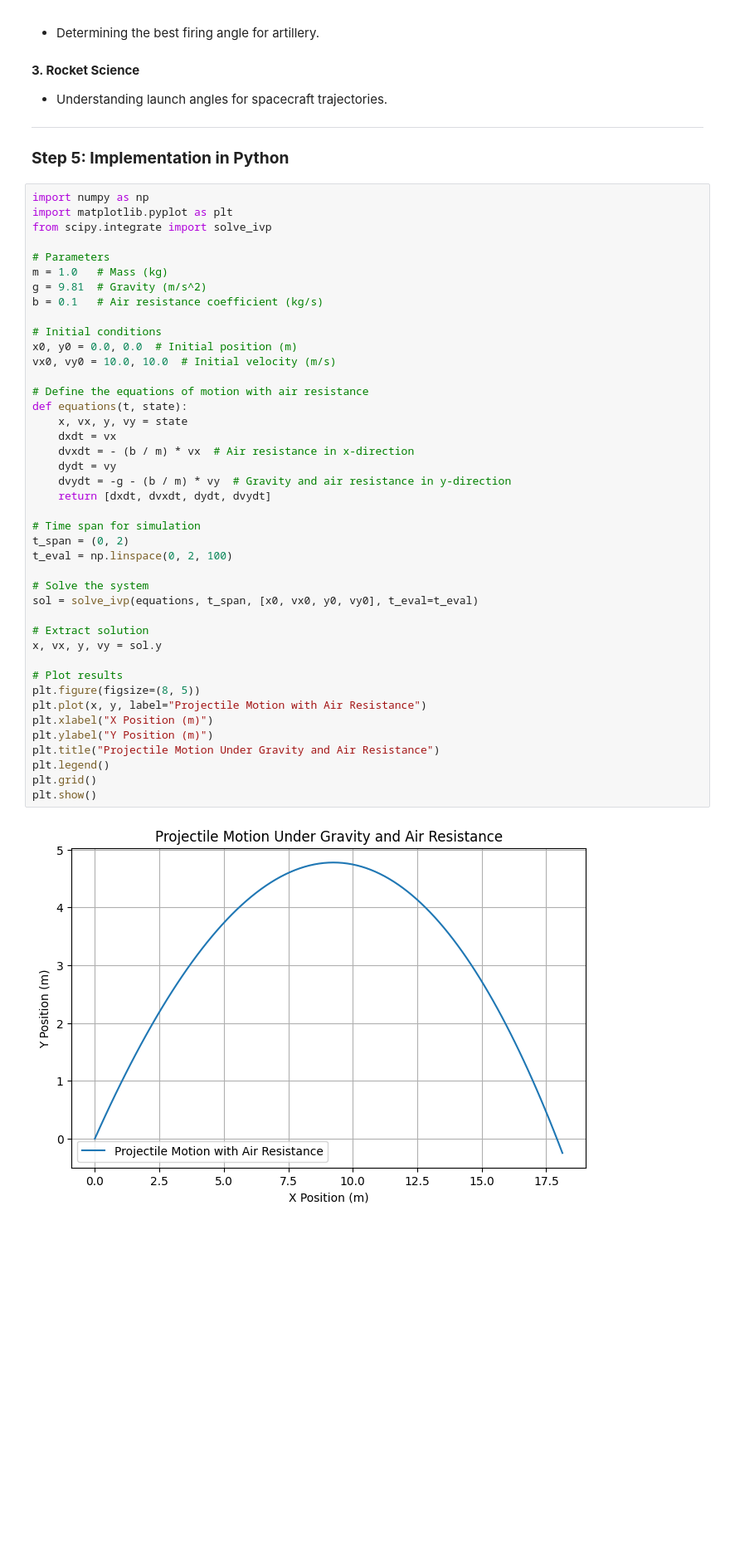
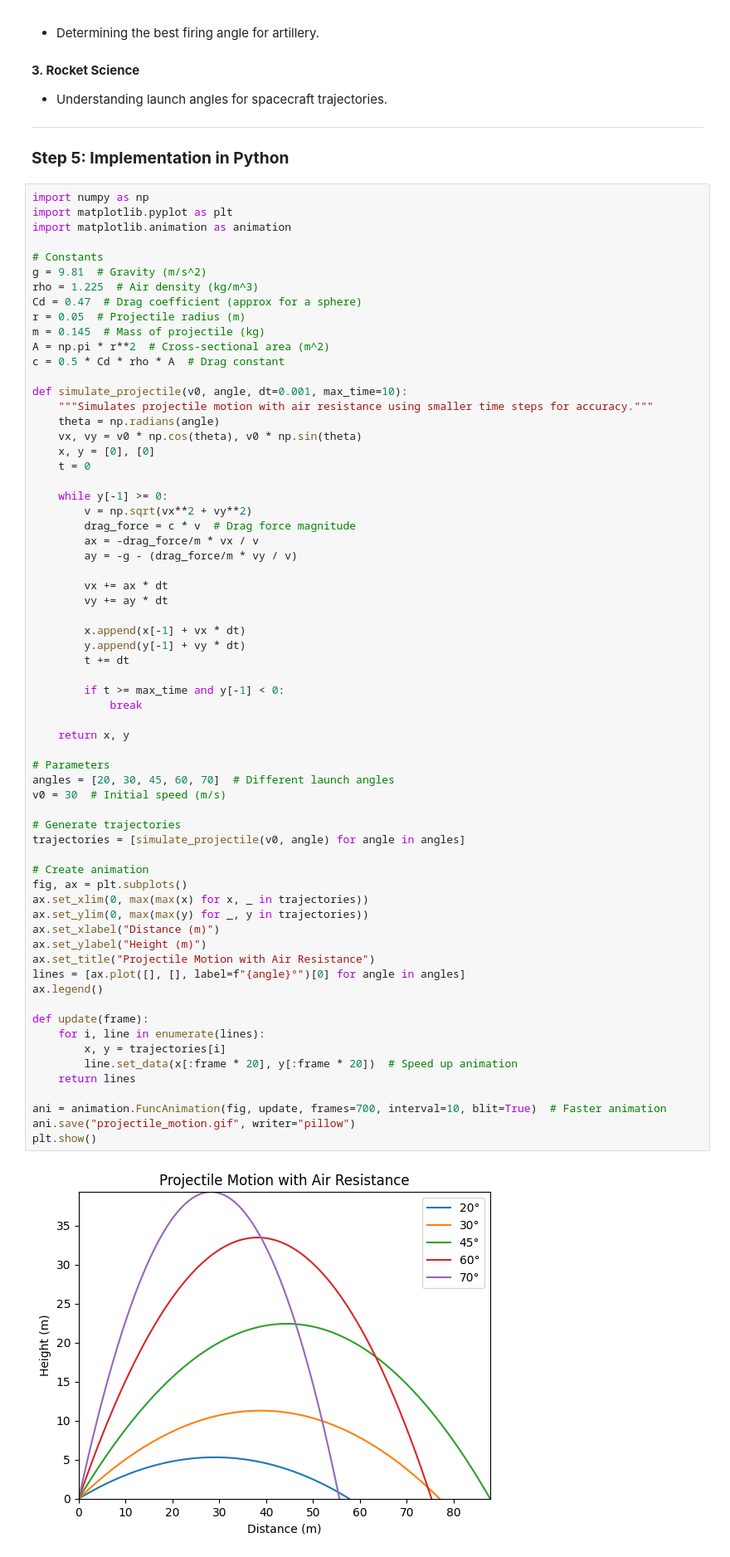
Before and after one commit to YahyaLendani/solutions_repo-main, a Jupyter notebook: docs/1 Physics/1 Mechanics/Problem_1.ipynb, the cells around one changed output. Shown at 83% size. Cells and saved outputs as stored; diff of their text form; blank space fills up the shorter version.

```diff
--- a/docs/1 Physics/1 Mechanics/Problem_1.ipynb
+++ b/docs/1 Physics/1 Mechanics/Problem_1.ipynb
@@ -196,47 +196,70 @@ $$
 # %%
 import numpy as np
 import matplotlib.pyplot as plt
-from scipy.integrate import solve_ivp
+import matplotlib.animation as animation
+
+# Constants
+g = 9.81  # Gravity (m/s^2)
+rho = 1.225  # Air density (kg/m^3)
+Cd = 0.47  # Drag coefficient (approx for a sphere)
+r = 0.05  # Projectile radius (m)
+m = 0.145  # Mass of projectile (kg)
+A = np.pi * r**2  # Cross-sectional area (m^2)
+c = 0.5 * Cd * rho * A  # Drag constant
+
+def simulate_projectile(v0, angle, dt=0.001, max_time=10):
+    """Simulates projectile motion with air resistance using smaller time steps for accuracy."""
+    theta = np.radians(angle)
+    vx, vy = v0 * np.cos(theta), v0 * np.sin(theta)
+    x, y = [0], [0]
+    t = 0
+
+    while y[-1] >= 0:
+        v = np.sqrt(vx**2 + vy**2)
+        drag_force = c * v  # Drag force magnitude
+        ax = -drag_force/m * vx / v
+        ay = -g - (drag_force/m * vy / v)
+
+        vx += ax * dt
+        vy += ay * dt
+
+        x.append(x[-1] + vx * dt)
+        y.append(y[-1] + vy * dt)
+        t += dt
+
+        if t >= max_time and y[-1] < 0:
+            break
+
+    return x, y
 
 # Parameters
-m = 1.0   # Mass (kg)
-g = 9.81  # Gravity (m/s^2)
-b = 0.1   # Air resistance coefficient (kg/s)
+angles = [20, 30, 45, 60, 70]  # Different launch angles
+v0 = 30  # Initial speed (m/s)
 
-# Initial conditions
-x0, y0 = 0.0, 0.0  # Initial position (m)
-vx0, vy0 = 10.0, 10.0  # Initial velocity (m/s)
+# Generate trajectories
+trajectories = [simulate_projectile(v0, angle) for angle in angles]
 
-# Define the equations of motion with air resistance
-def equations(t, state):
-    x, vx, y, vy = state
-    dxdt = vx
-    dvxdt = - (b / m) * vx  # Air resistance in x-direction
-    dydt = vy
-    dvydt = -g - (b / m) * vy  # Gravity and air resistance in y-direction
-    return [dxdt, dvxdt, dydt, dvydt]
+# Create animation
+fig, ax = plt.subplots()
+ax.set_xlim(0, max(max(x) for x, _ in trajectories))
+ax.set_ylim(0, max(max(y) for _, y in trajectories))
+ax.set_xlabel("Distance (m)")
+ax.set_ylabel("Height (m)")
+ax.set_title("Projectile Motion with Air Resistance")
+lines = [ax.plot([], [], label=f"{angle}°")[0] for angle in angles]
+ax.legend()
 
-# Time span for simulation
-t_span = (0, 2)
-t_eval = np.linspace(0, 2, 100)
+def update(frame):
+    for i, line in enumerate(lines):
+        x, y = trajectories[i]
+        line.set_data(x[:frame * 20], y[:frame * 20])  # Speed up animation
+    return lines
 
-# Solve the system
-sol = solve_ivp(equations, t_span, [x0, vx0, y0, vy0], t_eval=t_eval)
-
-# Extract solution
-x, vx, y, vy = sol.y
-
-# Plot results
-plt.figure(figsize=(8, 5))
-plt.plot(x, y, label="Projectile Motion with Air Resistance")
-plt.xlabel("X Position (m)")
-plt.ylabel("Y Position (m)")
-plt.title("Projectile Motion Under Gravity and Air Resistance")
-plt.legend()
-plt.grid()
+ani = animation.FuncAnimation(fig, update, frames=700, interval=10, blit=True)  # Faster animation
+ani.save("projectile_motion.gif", writer="pillow")
 plt.show()
 # %% [output]
-[figure, old version]
+[figure, new version]
 # %% [markdown]
 
 ---
```
Also changed, not shown: 9 other files.
